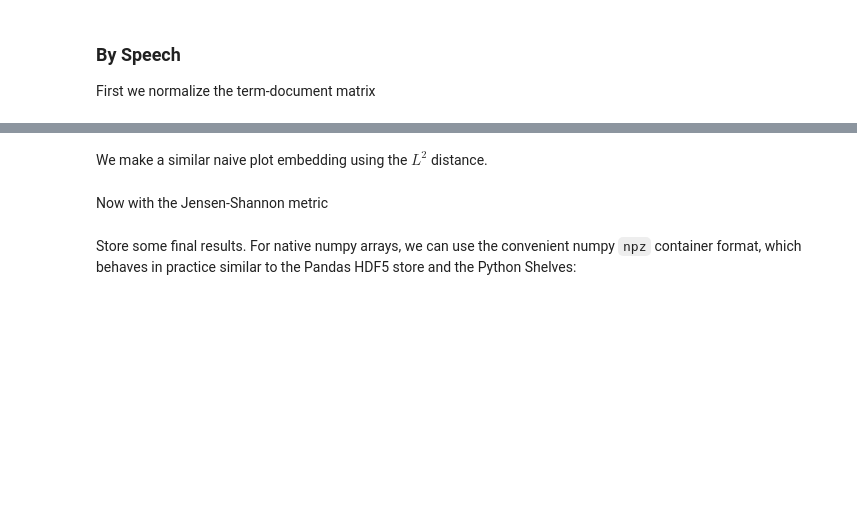
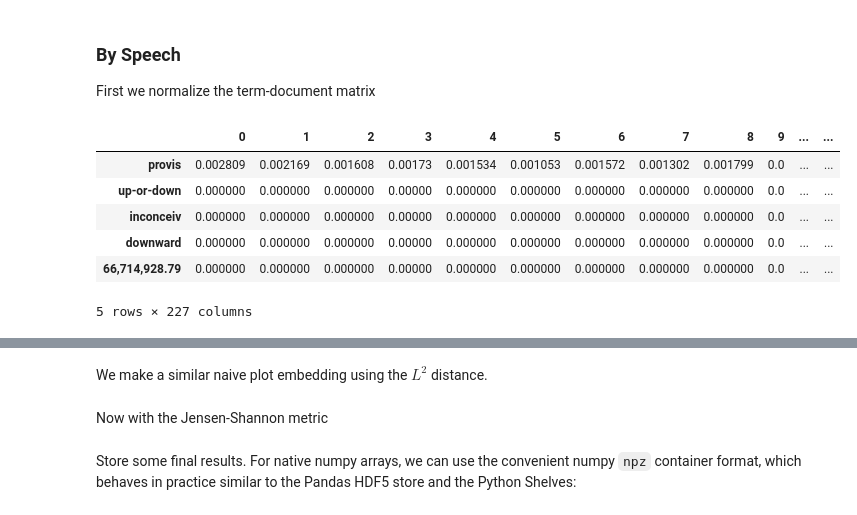
Before and after one commit to chitwankaudan/159proj1, a Jupyter notebook: state_of_the_union_analysis-p4.ipynb, the cells around one changed output, grey strips where cells are left out. Cells and saved outputs as stored; diff of their text form; code cells hidden in the pictures; blank space fills up the shorter version.

Commit message:
NB4: Normalize by speech matrix
Add normalization and numpy array version of wmat

```diff
--- a/state_of_the_union_analysis-p4.ipynb
+++ b/state_of_the_union_analysis-p4.ipynb
@@ -235,3 +236,20 @@ plot_embedding(edf2, 'MDS - Jensen-Shannon Distance', 'fig/mds_jsdiv.png', annot
 # %% [markdown]
 ### By Speech
 First we normalize the term-document matrix
+# %%
+# Normalize by speech
+spmn = pd.DataFrame()
+
+wsums = wmat.sum(axis=0)
+for s in wmat.columns:
+    spmn[s] = wmat[s]/wsums[s]
+
+spmn.head()
+# %% [output]
+|  | 0 | 1 | 2 | 3 | 4 | 5 | 6 | 7 | 8 | 9 | ... | ... |
+| provis | 0.002809 | 0.002169 | 0.001608 | 0.00173 | 0.001534 | 0.001053 | 0.001572 | 0.001302 | 0.001799 | 0.0 | ... | ... |
+| up-or-down | 0.000000 | 0.000000 | 0.000000 | 0.00000 | 0.000000 | 0.000000 | 0.000000 | 0.000000 | 0.000000 | 0.0 | ... | ... |
+| inconceiv | 0.000000 | 0.000000 | 0.000000 | 0.00000 | 0.000000 | 0.000000 | 0.000000 | 0.000000 | 0.000000 | 0.0 | ... | ... |
+| downward | 0.000000 | 0.000000 | 0.000000 | 0.00000 | 0.000000 | 0.000000 | 0.000000 | 0.000000 | 0.000000 | 0.0 | ... | ... |
+| 66,714,928.79 | 0.000000 | 0.000000 | 0.000000 | 0.00000 | 0.000000 | 0.000000 | 0.000000 | 0.000000 | 0.000000 | 0.0 | ... | ... |
+5 rows × 227 columns
```
Also changed, not shown: parts of 5 cells of this notebook.
